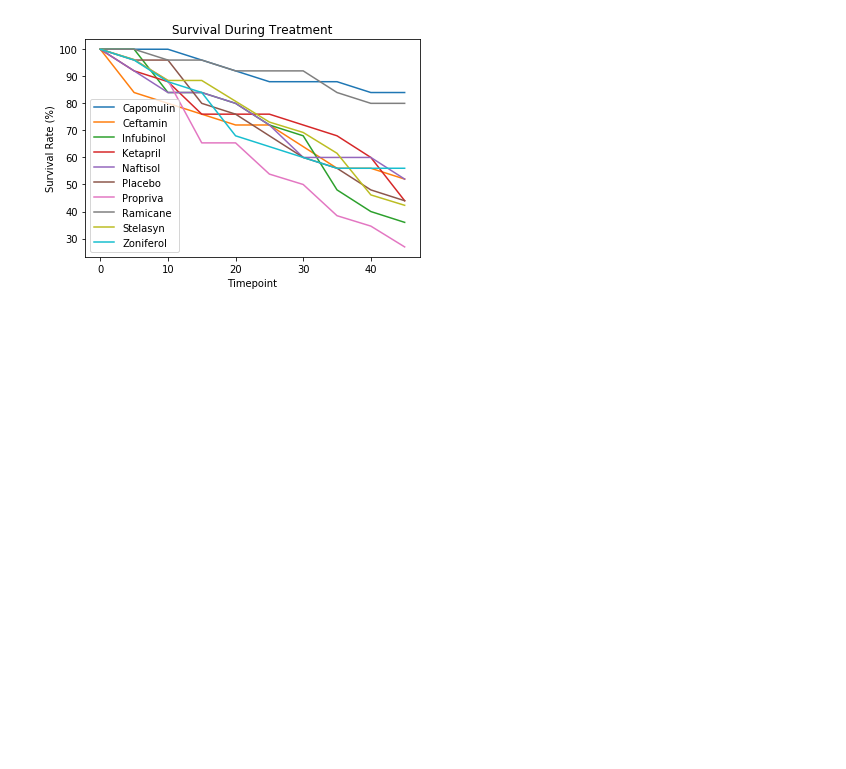
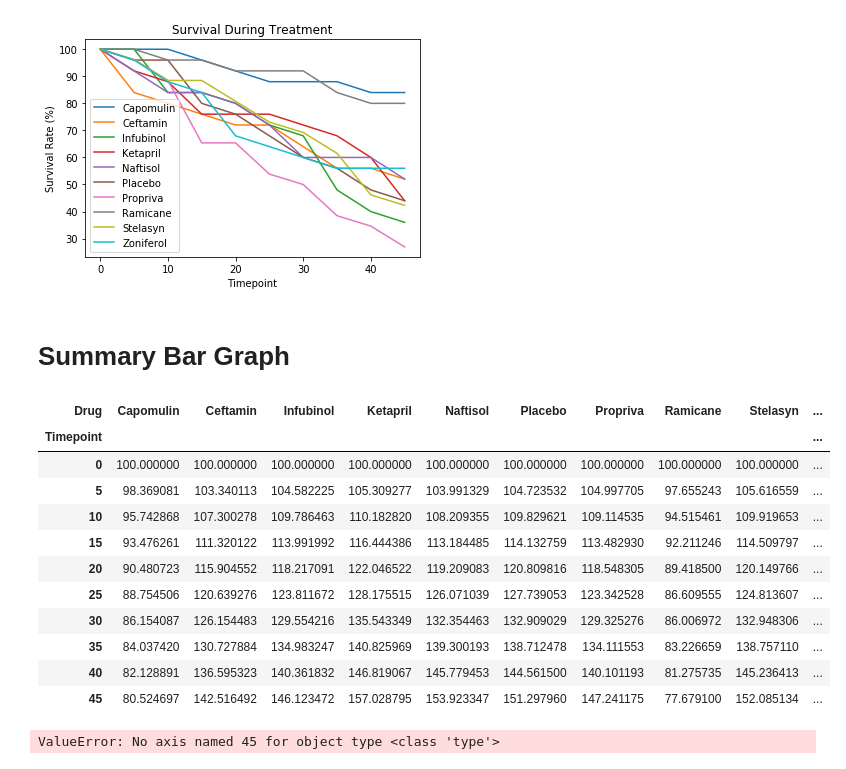
Before and after one commit to jherberg462/matplotlib-challenge, a Jupyter notebook: pymaceuticals/main.ipynb, the cells around one changed output. Saved outputs shown, nothing was run; the diff lists cells and outputs as text; code cells hidden in the pictures; blank space fills up the shorter version.

```diff
--- a/pymaceuticals/main.ipynb
+++ b/pymaceuticals/main.ipynb
@@ -335,3 +335,28 @@ plt.legend(loc='best') #place legend in best location
 plt.show()
 # %% [output]
 [figure]
+# %% [markdown]
+# Summary Bar Graph
+# %%
+#convert amount of tumor volume to percentage of original tumor volume and multiply by 100 to get percentage integer
+response = (response.divide(response.iloc[0]))*100
+response
+# %% [output]
+| Drug | Capomulin | Ceftamin | Infubinol | Ketapril | Naftisol | Placebo | Propriva | Ramicane | Stelasyn | ... |
+| Timepoint |  |  |  |  |  |  |  |  |  | ... |
+| 0 | 100.000000 | 100.000000 | 100.000000 | 100.000000 | 100.000000 | 100.000000 | 100.000000 | 100.000000 | 100.000000 | ... |
+| 5 | 98.369081 | 103.340113 | 104.582225 | 105.309277 | 103.991329 | 104.723532 | 104.997705 | 97.655243 | 105.616559 | ... |
+| 10 | 95.742868 | 107.300278 | 109.786463 | 110.182820 | 108.209355 | 109.829621 | 109.114535 | 94.515461 | 109.919653 | ... |
+| 15 | 93.476261 | 111.320122 | 113.991992 | 116.444386 | 113.184485 | 114.132759 | 113.482930 | 92.211246 | 114.509797 | ... |
+| 20 | 90.480723 | 115.904552 | 118.217091 | 122.046522 | 119.209083 | 120.809816 | 118.548305 | 89.418500 | 120.149766 | ... |
+| 25 | 88.754506 | 120.639276 | 123.811672 | 128.175515 | 126.071039 | 127.739053 | 123.342528 | 86.609555 | 124.813607 | ... |
+| 30 | 86.154087 | 126.154483 | 129.554216 | 135.543349 | 132.354463 | 132.909029 | 129.325276 | 86.006972 | 132.948306 | ... |
+| 35 | 84.037420 | 130.727884 | 134.983247 | 140.825969 | 139.300193 | 138.712478 | 134.111553 | 83.226659 | 138.757110 | ... |
+| 40 | 82.128891 | 136.595323 | 140.361832 | 146.819067 | 145.779453 | 144.561500 | 140.101193 | 81.275735 | 145.236413 | ... |
+| 45 | 80.524697 | 142.516492 | 146.123472 | 157.028795 | 153.923347 | 151.297960 | 147.241175 | 77.679100 | 152.085134 | ... |
+# %%
+#plt.bar(x_axis, users, color='r', alpha=0.5, align="center")
+#plt.bar(response.columns, response.tail(1))
+response.loc('45')
+# %% [output]
+ValueError: No axis named 45 for object type <class 'type'>
```
